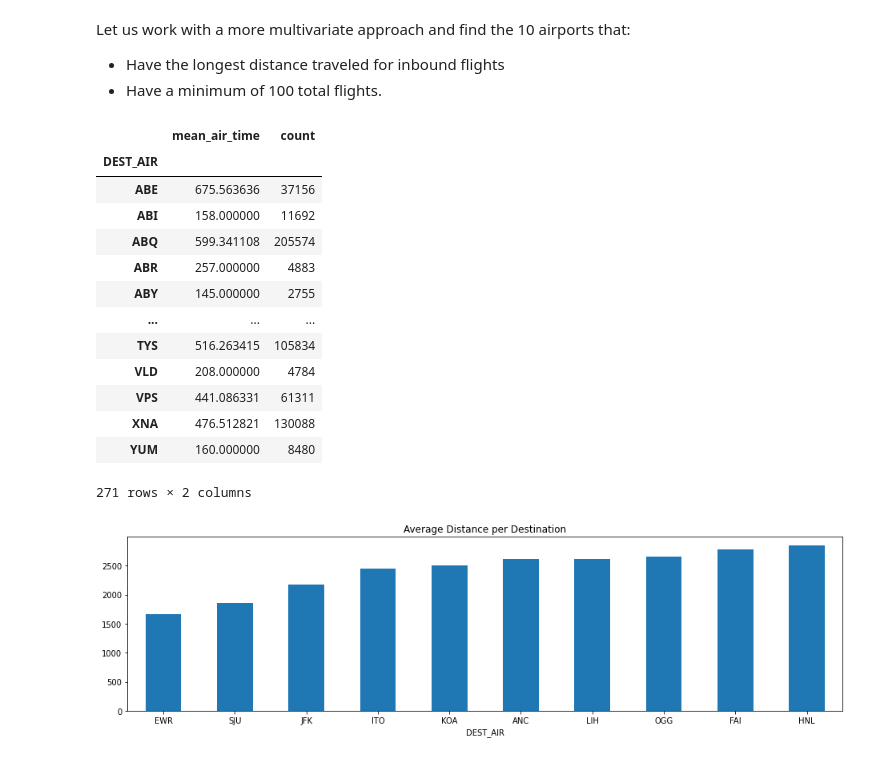
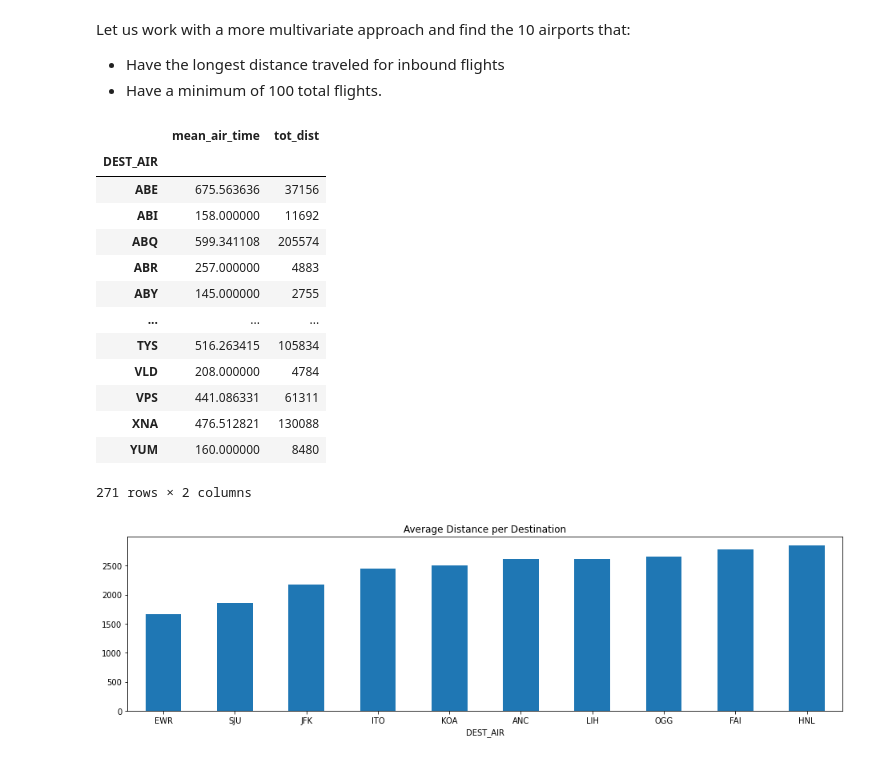
Before and after one commit to lromang/FuentesDeDatos, a Jupyter notebook: classes/class_notes/class_16/MatplotlibInDetail.ipynb, the cells around one changed output. Saved outputs shown, nothing was run; the diff lists cells and outputs as text; code cells hidden in the pictures.

```diff
--- a/classes/class_notes/class_16/MatplotlibInDetail.ipynb
+++ b/classes/class_notes/class_16/MatplotlibInDetail.ipynb
@@ -605,11 +591,11 @@ Let us work with a more multivariate approach and find the 10 airports that:
 # %%
 (flights
  .groupby('DEST_AIR')
  .agg(mean_air_time=pd.NamedAgg('DIST', np.mean),
-      count=pd.NamedAgg('DIST', np.sum))
+      tot_dist = pd.NamedAgg('DIST', lambda x: np.sum(x)))
 )
 # %% [output]
-|  | mean_air_time | count |
+|  | mean_air_time | tot_dist |
 | DEST_AIR |  |  |
 | ABE | 675.563636 | 37156 |
 | ABI | 158.000000 | 11692 |
```
Also changed, not shown: parts of 15 cells of this notebook, 9 other files.
